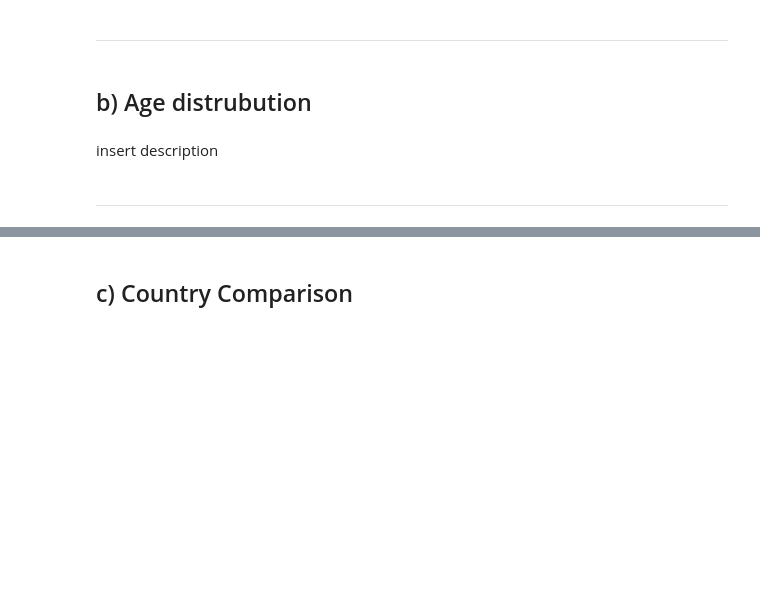
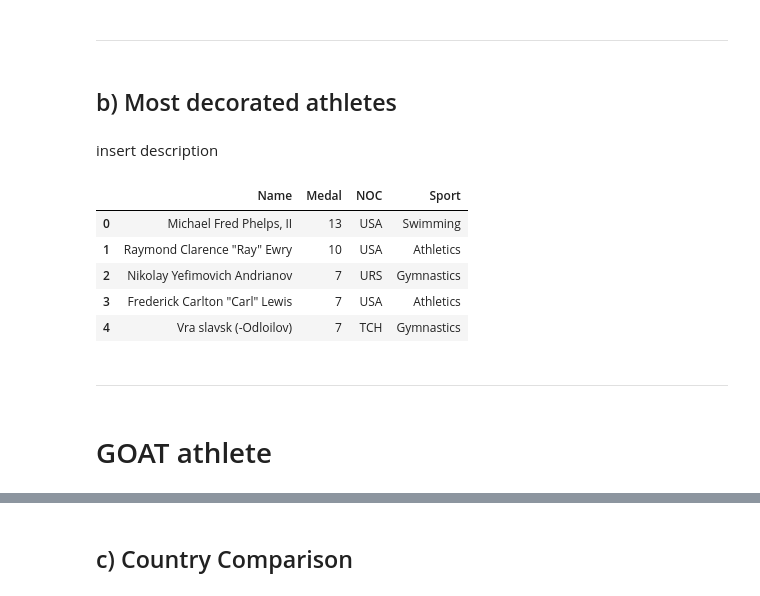
Before and after one commit to CyrilleKolle/project_data_behandling, a Jupyter notebook: Code/task2_sports_statistics.ipynb, the cells around one changed output, grey strips where cells are left out. Drawn from its saved outputs; the diff is of its cells as text; code cells hidden in the pictures; blank space fills up the shorter version.

```diff
--- a/Code/task2_sports_statistics.ipynb
+++ b/Code/task2_sports_statistics.ipynb
@@ -59,7 +59,37 @@ fig.update_yaxes(type='log',showgrid=False, showline=True,linecolor="#000")
 fig.show()
 # %% [markdown]
 ---
-# %% [markdown]
-## b) Age distrubution
+# %% [markdown]
+## b) Most decorated athletes
 # %% [markdown]
 insert description
+# %%
+data.head(1)
+data_filtered = data.filter(['Name', 'Medal', 'Year', 'NOC', 'Sport'])
+
+gold = data.query("Medal == 'Gold'")
+gold = gold.groupby(['Name', 'Sport','NOC']).agg({'Medal':'count'}).sort_values(by='Medal', ascending=False).reset_index().head()
+gold = gold.filter(['Name', 'Medal', 'Year', 'NOC','Sport'])
+
+
+silver = data.query("Medal == 'Silver'")
+silver = silver.groupby(['Name', 'Sport', 'NOC']).agg({'Medal':'count'}).sort_values(by='Medal', ascending=False).reset_index().head()
+silver = silver.filter(['Name', 'Medal', 'Year', 'NOC', 'Sport'])
+
+
+bronze = data.query("Medal == 'Bronze'")
+bronze = bronze.groupby(['Name', 'Sport','NOC']).agg({'Medal':'count'}).sort_values(by='Medal', ascending=False).reset_index().head()
+bronze = bronze.filter(['Name', 'Medal', 'Year', 'NOC', 'Sport'])
+
+#athlete_combined_medals = pd.merge(gold, silver, on=['Name', 'Medal', 'Year', 'NOC', 'Sport'], how='outer').merge(bronze, on=['Name', 'Medal', 'Year', 'NOC', 'Sport'], how='outer').fillna(0)
+df_s = dict['gold': gold, 'silver':silver, 'bronze':bronze]
+
+
+gold
+# %% [output]
+|  | Name | Medal | NOC | Sport |
+| 0 | Michael Fred Phelps, II | 13 | USA | Swimming |
+| 1 | Raymond Clarence "Ray" Ewry | 10 | USA | Athletics |
+| 2 | Nikolay Yefimovich Andrianov | 7 | URS | Gymnastics |
+| 3 | Frederick Carlton "Carl" Lewis | 7 | USA | Athletics |
+| 4 | Vra slavsk (-Odloilov) | 7 | TCH | Gymnastics |
@@ -66,2 +108,4 @@ insert description
 # %% [markdown]
 ---
+# %% [markdown]
+# GOAT athlete
```
Also changed, not shown: parts of 7 cells of this notebook, 4 other files.
